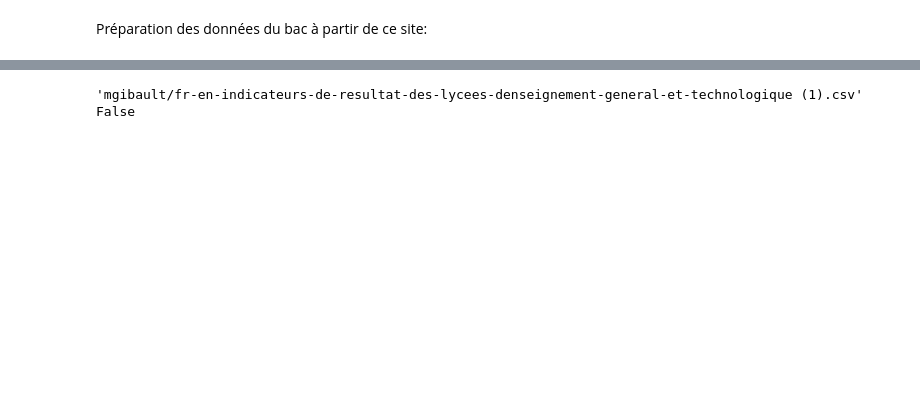
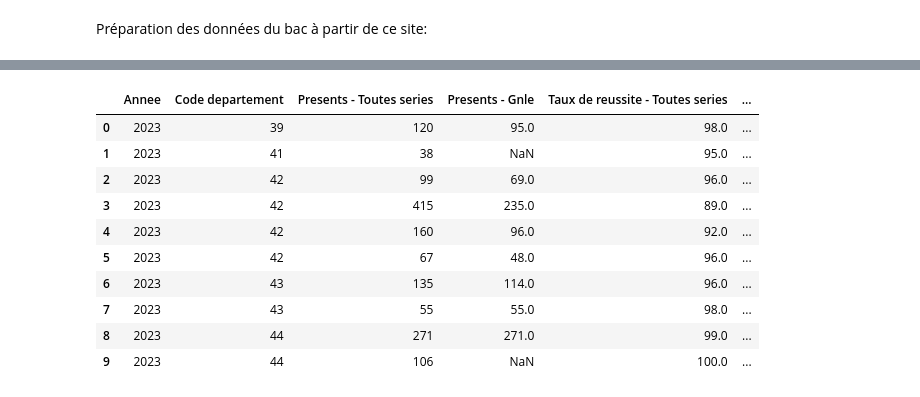
Before and after one commit to ma2nons/Projet-python, a Jupyter notebook: département/test_annees.ipynb, the cells around one changed output, grey strips where cells are left out. Saved outputs shown, nothing was run; the diff lists cells and outputs as text; code cells hidden in the pictures; blank space fills up the shorter version.

```diff
--- a/département/test_annees.ipynb
+++ b/département/test_annees.ipynb
@@ -149,4 +187,22 @@ FileNotFoundError: mgibault/fr-en-indicateurs-de-resultat-des-lycees-denseigneme
 # %%
+bac=bac[["Annee","Code departement",
+"Presents - Toutes series",
+"Presents - Gnle",
+"Taux de reussite - Toutes series",
+"Taux de mentions - Toutes series",
+"Taux de reussite - Gnle",
+"Taux de mentions - Gnle"]]
+
+bac.head(10)
 # %% [output]
-'mgibault/fr-en-indicateurs-de-resultat-des-lycees-denseignement-general-et-technologique (1).csv'
-False
+|  | Annee | Code departement | Presents - Toutes series | Presents - Gnle | Taux de reussite - Toutes series | ... |
+| 0 | 2023 | 39 | 120 | 95.0 | 98.0 | ... |
+| 1 | 2023 | 41 | 38 | NaN | 95.0 | ... |
+| 2 | 2023 | 42 | 99 | 69.0 | 96.0 | ... |
+| 3 | 2023 | 42 | 415 | 235.0 | 89.0 | ... |
+| 4 | 2023 | 42 | 160 | 96.0 | 92.0 | ... |
+| 5 | 2023 | 42 | 67 | 48.0 | 96.0 | ... |
+| 6 | 2023 | 43 | 135 | 114.0 | 96.0 | ... |
+| 7 | 2023 | 43 | 55 | 55.0 | 98.0 | ... |
+| 8 | 2023 | 44 | 271 | 271.0 | 99.0 | ... |
+| 9 | 2023 | 44 | 106 | NaN | 100.0 | ... |
```
Also changed, not shown: parts of 11 cells of this notebook.
